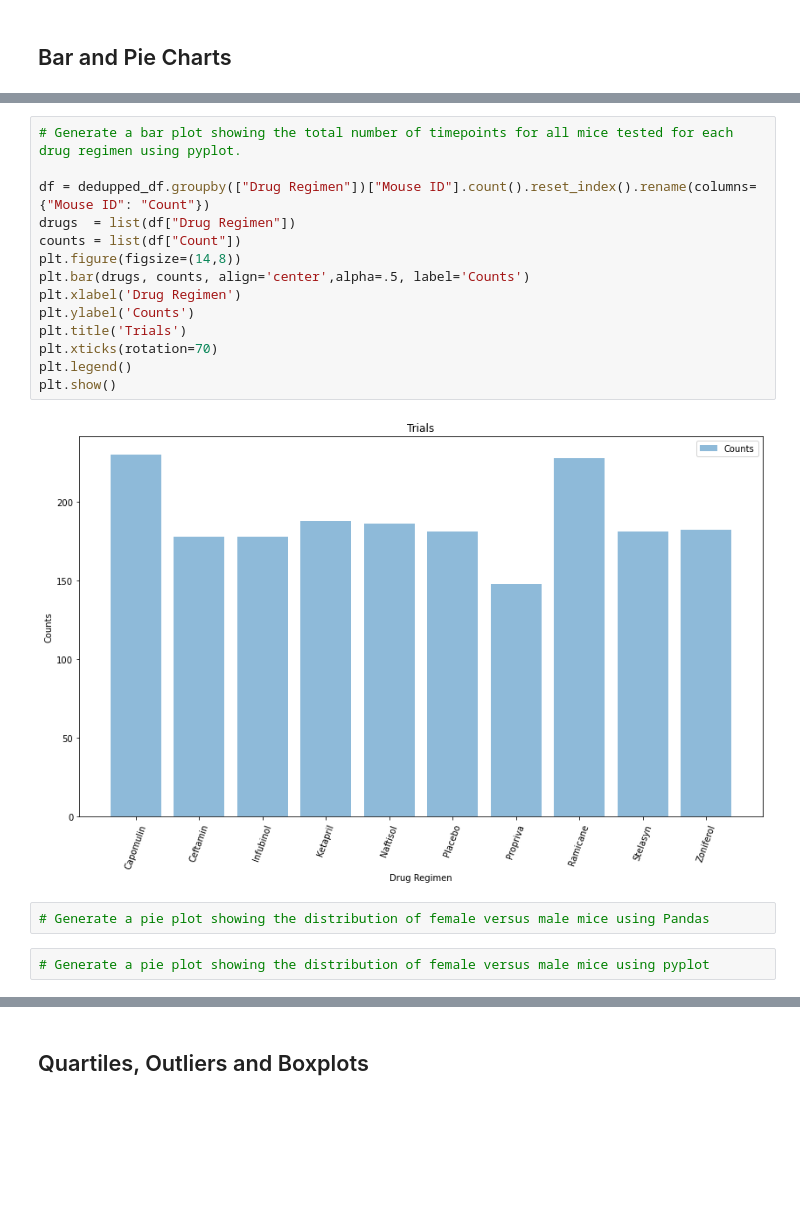
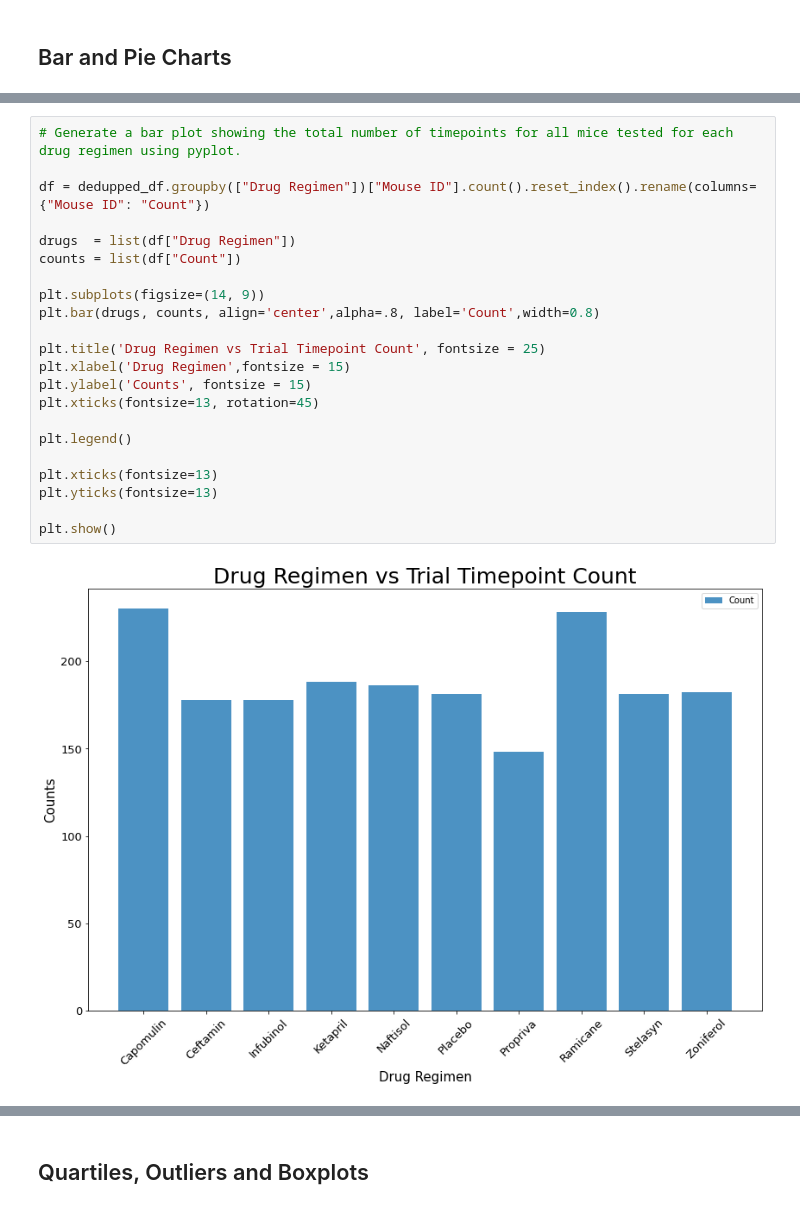
Before and after one commit to asligh/Pharmaceutical-Drug-Data-Analysis, a Jupyter notebook: Pymaceuticals/pymaceuticals_starter.ipynb, the cells around one changed output, grey strips where cells are left out. Cells and saved outputs as stored; diff of their text form; blank space fills up the shorter version.

```diff
--- a/Pymaceuticals/pymaceuticals_starter.ipynb
+++ b/Pymaceuticals/pymaceuticals_starter.ipynb
@@ -205,20 +210,24 @@ dedupped_df.groupby(["Drug Regimen"])["Mouse ID"].count()
 # %%
 # Generate a bar plot showing the total number of timepoints for all mice tested for each drug regimen using pyplot.
 
 df = dedupped_df.groupby(["Drug Regimen"])["Mouse ID"].count().reset_index().rename(columns={"Mouse ID": "Count"})
+
 drugs  = list(df["Drug Regimen"])
 counts = list(df["Count"])
-plt.figure(figsize=(14,8))
-plt.bar(drugs, counts, align='center',alpha=.5, label='Counts')
-plt.xlabel('Drug Regimen')
-plt.ylabel('Counts')
-plt.title('Trials')
-plt.xticks(rotation=70)
+
+plt.subplots(figsize=(14, 9))
+plt.bar(drugs, counts, align='center',alpha=.8, label='Count',width=0.8)
+
+plt.title('Drug Regimen vs Trial Timepoint Count', fontsize = 25)
+plt.xlabel('Drug Regimen',fontsize = 15)
+plt.ylabel('Counts', fontsize = 15)
+plt.xticks(fontsize=13, rotation=45)
+
 plt.legend()
+
+plt.xticks(fontsize=13)
+plt.yticks(fontsize=13)
+
 plt.show()
 # %% [output]
-[figure, old version]
+[figure, new version]
-# %%
-# Generate a pie plot showing the distribution of female versus male mice using Pandas
-# %%
-# Generate a pie plot showing the distribution of female versus male mice using pyplot
```
Also changed, not shown: parts of 17 cells of this notebook.
